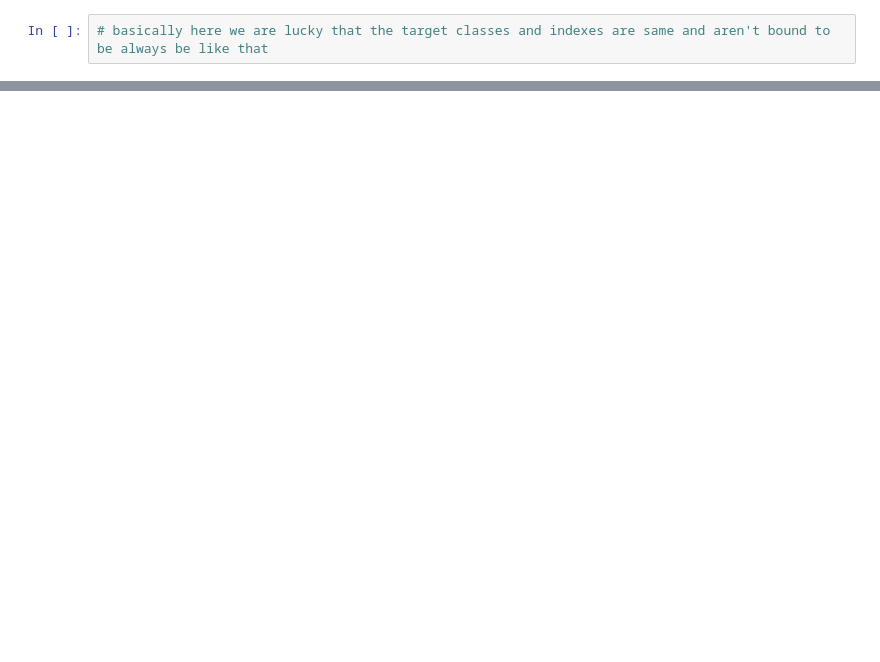
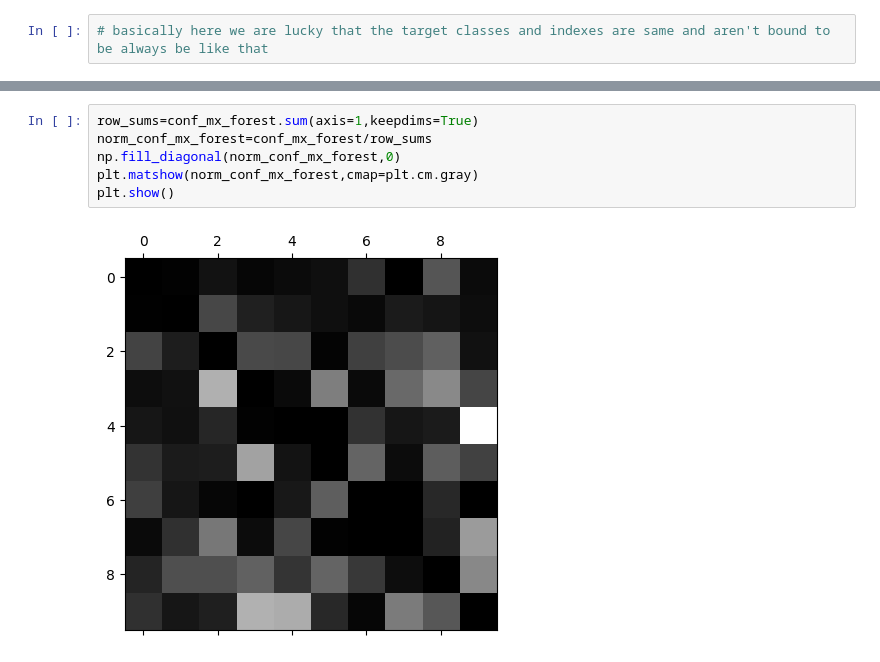
Before and after one commit to abhinav4-123/handsOnMledu, a Jupyter notebook: classificationChapt3.ipynb, the cells around one changed output, grey strips where cells are left out. Drawn from its saved outputs; the diff is of its cells as text; blank space fills up the shorter version.

```diff
--- a/classificationChapt3.ipynb
+++ b/classificationChapt3.ipynb
@@ -510,0 +656,8 @@ len(ovr_clf.estimators_)
+# %%
+row_sums=conf_mx_forest.sum(axis=1,keepdims=True)
+norm_conf_mx_forest=conf_mx_forest/row_sums
+np.fill_diagonal(norm_conf_mx_forest,0)
+plt.matshow(norm_conf_mx_forest,cmap=plt.cm.gray)
+plt.show()
+# %% [output]
+[figure, added]
```
Also changed, not shown: parts of 71 cells of this notebook.
